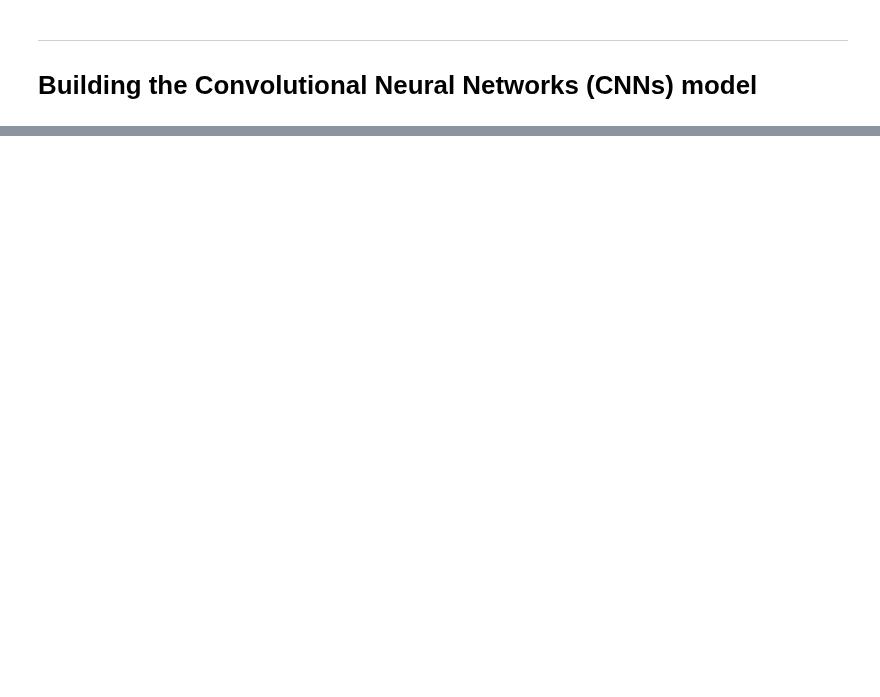
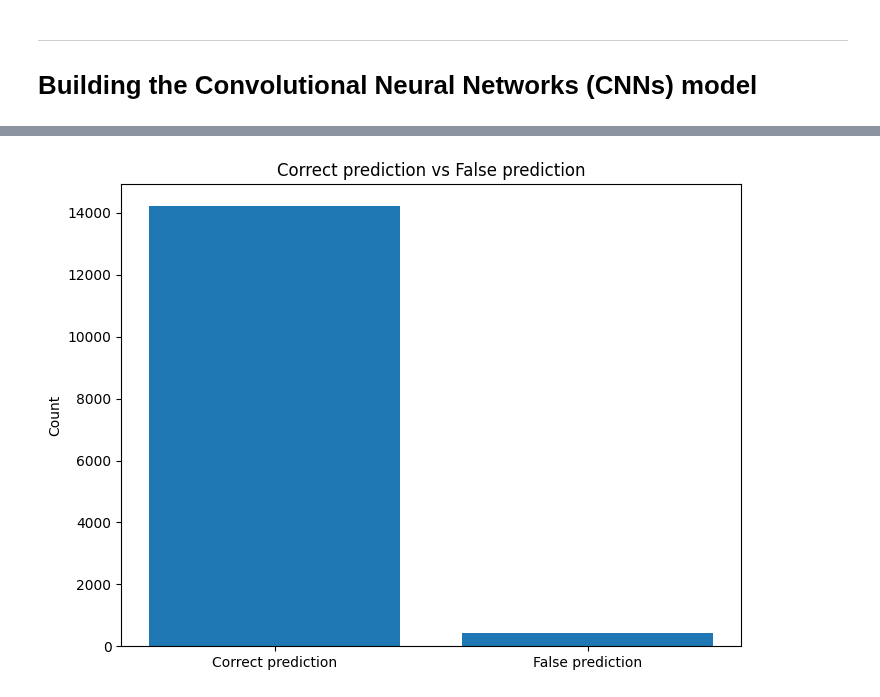
Before and after one commit to ATemova/face-recog-cat-dog, a Jupyter notebook: data-mining-machine-learning-project.ipynb, the cells around one changed output, grey strips where cells are left out. Saved outputs shown, nothing was run; the diff lists cells and outputs as text; code cells hidden in the pictures; blank space fills up the shorter version.

```diff
--- a/data-mining-machine-learning-project.ipynb
+++ b/data-mining-machine-learning-project.ipynb
@@ -282,0 +241,12 @@ plt.show() #displaying the plots for accuracy & loss
+# %%
+test_gen = ImageDataGenerator(rescale = 1./255)
+test_generator = test_gen.flow_from_dataframe(
+    df_test,
+    "/kaggle/input/animal-faces/afhq/train/",
+    x_col='filename',
+    y_col=None,
+    class_mode= None,
+    target_size = (150, 150),
+    batch_size = 64,
+    shuffle = False
+)
@@ -282,0 +255,2 @@ plt.show() #displaying the plots for accuracy & loss
+# %%
+predict = model.predict(test_generator, steps=int(np.ceil(df_test.shape[0] / 64)))
@@ -282,0 +259,23 @@ plt.show() #displaying the plots for accuracy & loss
+# %%
+df_test['prediction'] = np.argmax(predict, axis=-1)
+label_map = dict((v,k) for k,v in train_generator.class_indices.items())
+df_test['prediction'] = df_test['prediction'].replace(label_map)
+df_test['prediction'] = df_test['prediction'].replace({ '1': 1, '0': 0 })
+# %%
+df_test['correctPred'] = df_test.apply(lambda x: str(x['class']) == str(x['prediction']), axis=1)
+# %%
+import matplotlib.pyplot as plt
+
+# Assuming df_test has a column named 'correctPred' with boolean values or similar
+correct_pred_counts = df_test['correctPred'].value_counts()
+
+# Create the bar plot
+plt.figure(figsize=(8, 6))
+plt.bar(['Correct prediction', 'False prediction'], correct_pred_counts)
+plt.title('Correct prediction vs False prediction')
+plt.ylabel('Count')
+
+# Show the plot
+plt.show()
+# %% [output]
+[figure, added]
```
Also changed, not shown: parts of 37 cells of this notebook.
